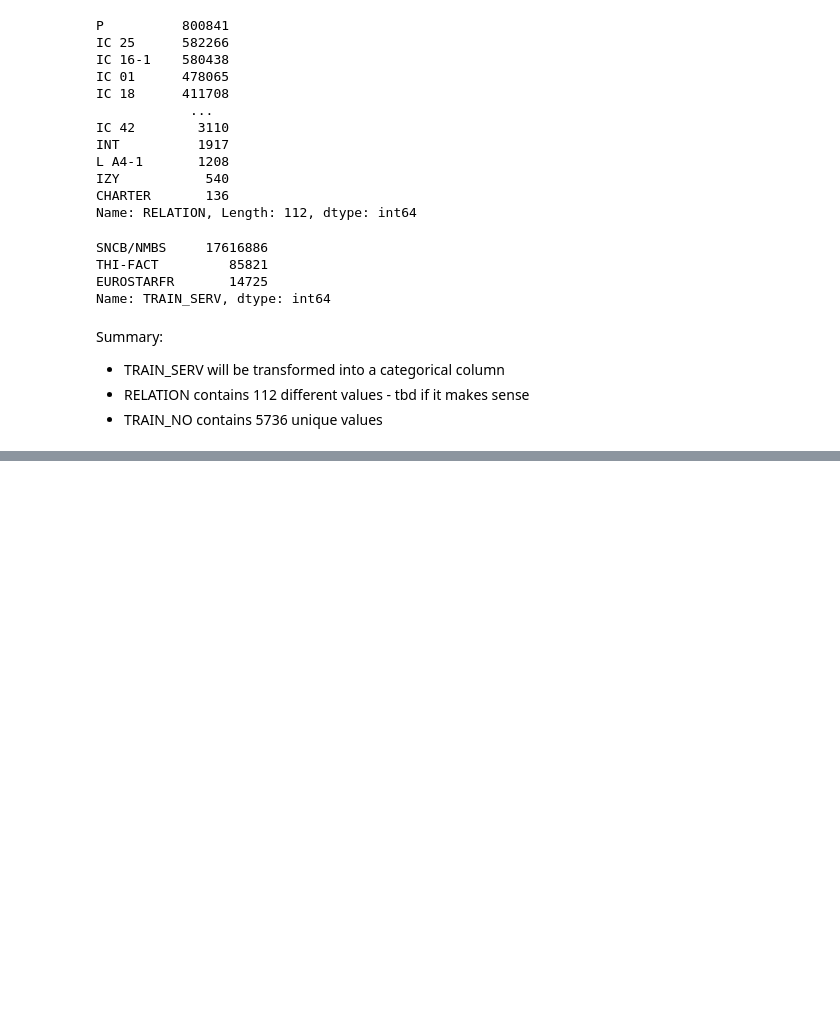
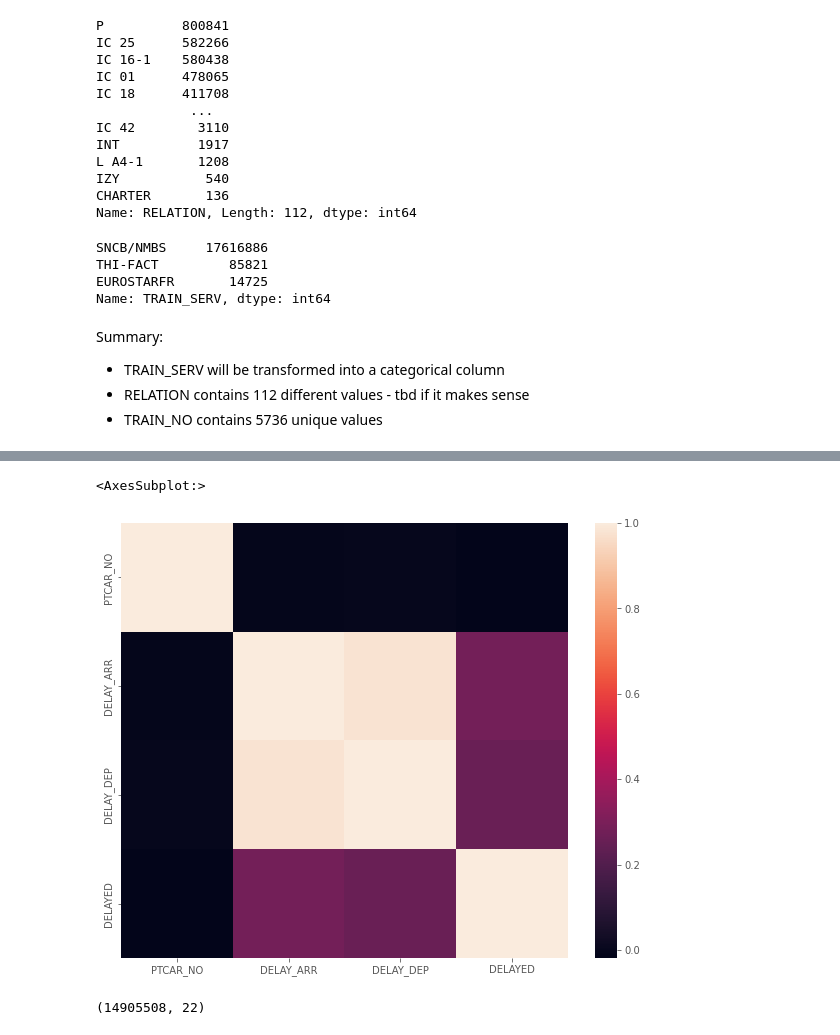
Before and after one commit to OmdenaAI/berlin-germany-predicting-train-delays, a Jupyter notebook: src/tasks/task-2-data-exploration/EDA.ipynb, the cells around one changed output, grey strips where cells are left out. Drawn from its saved outputs; the diff is of its cells as text; code cells hidden in the pictures; blank space fills up the shorter version.

```diff
--- a/src/tasks/task-2-data-exploration/EDA.ipynb
+++ b/src/tasks/task-2-data-exploration/EDA.ipynb
@@ -241,0 +445,14 @@ Summary:
+# %%
+f, ax = plt.subplots(figsize=(10, 8))
+corr = df.corr()
+sns.heatmap(corr,
+            xticklabels=corr.columns.values,
+            yticklabels=corr.columns.values)
+# %% [output]
+<AxesSubplot:>
+[figure, added]
+# %%
+TRAIN_SNCB = df[df["TRAIN_SERV"] == "SNCB/NMBS"]
+TRAIN_SNCB.shape
+# %% [output]
+(14905508, 22)
```
Also changed, not shown: parts of 27 cells of this notebook.
